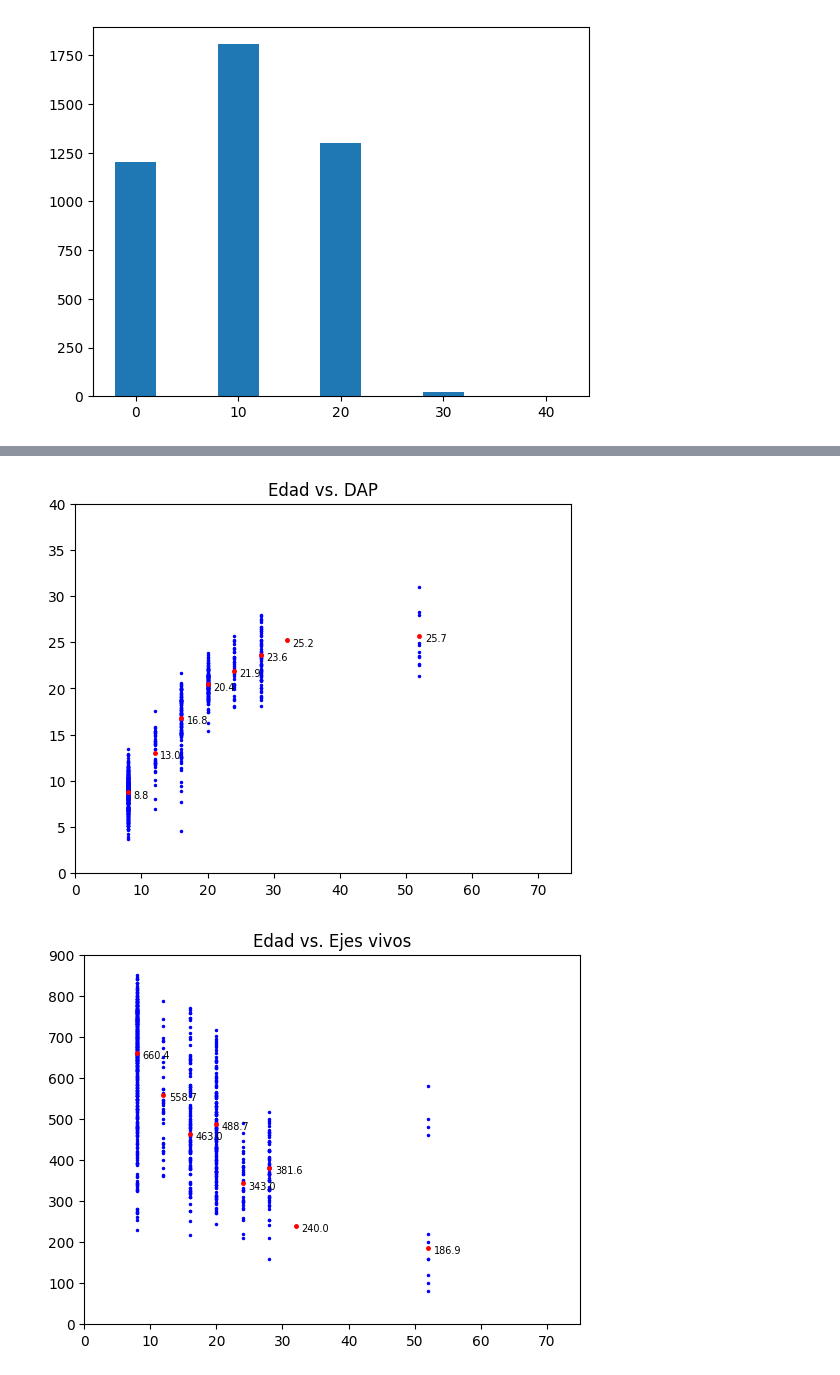
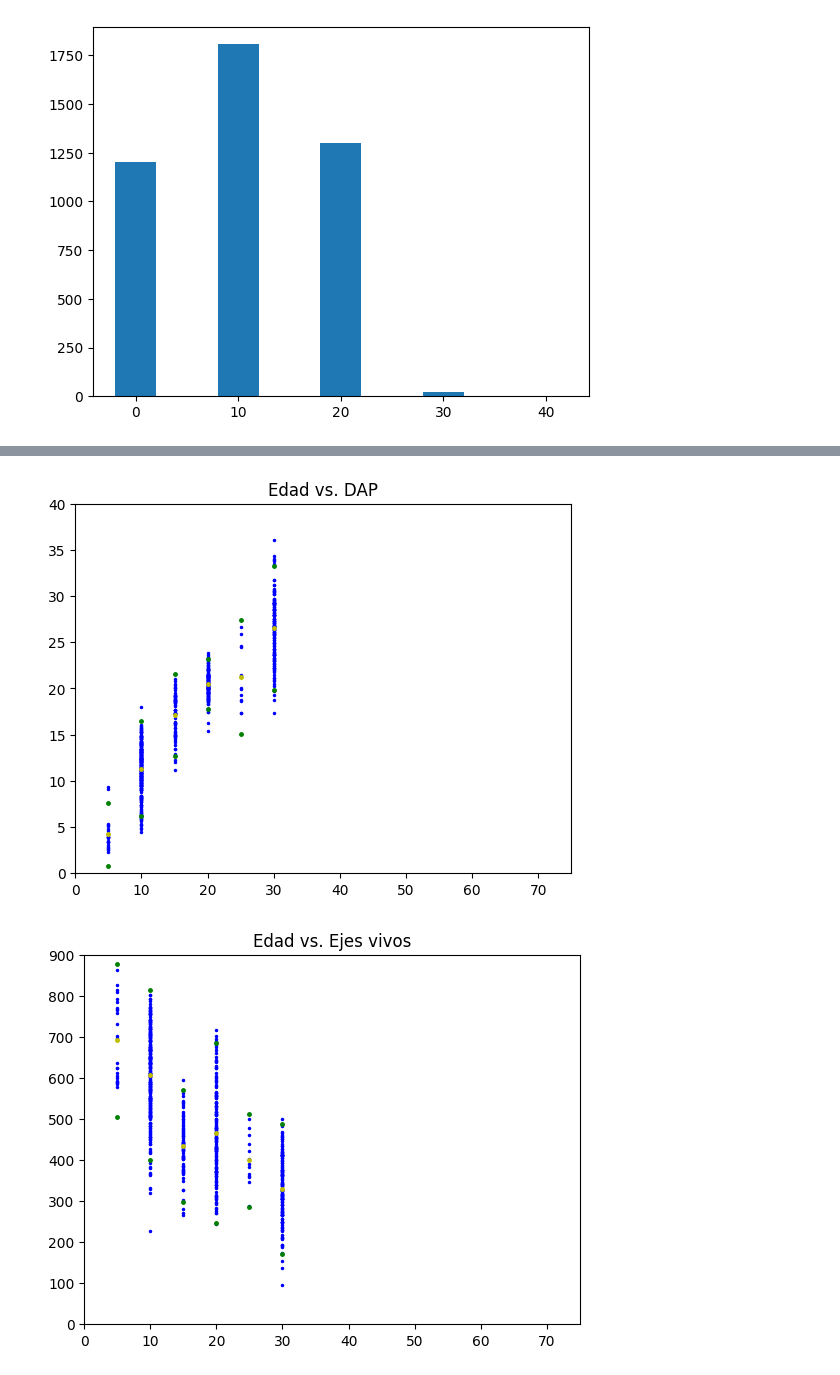
Before and after one commit to BryanCoboF/dataScienceStudy, a Jupyter notebook: graficasYAlgebra.ipynb, the cells around one changed output, grey strips where cells are left out. Cells and saved outputs as stored; diff of their text form; code cells hidden in the pictures.

```diff
--- a/graficasYAlgebra.ipynb
+++ b/graficasYAlgebra.ipynb
@@ -103,67 +80,88 @@ plt.show()
 
 def valoresInteres(edadDes, vecEdad,vecInteres, vecAreasNetas):
   #Funcion que obtiene todos los datos de las edades de interes definidas por el usuario
-  edadInteres = []
-  varInteres = []
-  areasInteres = []
+  edadInteres = np.array([])
+  varInteres = np.array([])
+  areasInteres = np.array([])
   #Obtencion de datos de interes (en la edad deseada)
   for age, _ in enumerate(vecEdad):
     if vecEdad[age] == edadDes and vecInteres[age] > 0:
-      edadInteres.append(vecEdad[age])
-      varInteres.append(vecInteres[age])
-      areasInteres.append(vecAreasNetas[age])
+      edadInteres = np.append(edadInteres, vecEdad[age])
+      varInteres = np.append(varInteres, vecInteres[age])
+      areasInteres = np.append(areasInteres, vecAreasNetas[age])
   return edadInteres, varInteres, areasInteres
 
-def graficaDispersion(edadV, diametroAP, varPond, variableAnalisis, rangos, edadD):
+def graficaDispersion(edadV, varGraficar, varPond, variableAnalisis, rangosGraf, edadD, rangoVariable):
     #Funcion que grafica la variable de interes en las edades deseadas
     # edadV - es vector que recopila todos los datos iguales a la edad de interes analizada
-    # diametroAP -  son los diametros correspondientes a esa medida seleccionada con la edad deseada
+    # varGraficar -  es la variable que se va a graficar en el eje Y
     # varPond - es el promedio ponderado calculado de solo los datos de cada edad deseada
     # variableAnalisis - es el string de la variable a graficar para el titulo
-    # rangos - son los rangos que tendran los ejes dependiendo de la variable
+    # rangos - son los rangos que tendran los ejes de la grafica dependiendo de la variable
     # edadD - es la edad deseada para graficar el punto con el ponderado de la variable
-    plt.plot(edadV,diametroAP, 'b.', markersize = 3)
-    plt.plot(edadD, varPond, 'r.', markersize = 5)
-    plt.annotate(round(varPond,1), xy=(edadD, varPond), xytext=(4,-4),textcoords='offset points', fontsize=7)
+    # rangoVariable es el rango calculado por cada edad
+    plt.plot(edadV,varGraficar, 'b.', markersize = 3)
+    #plt.plot(edadD, varPond, 'r.', markersize = 5) #Promedio ponderado
+    plt.plot(edadD, np.average(varGraficar), 'y.', markersize = 5) # Promedio Normal
+    plt.plot(edadD, np.average(varGraficar) + 2 * np.std(varGraficar), 'g.', markersize = 5) # Promedio + 2 desviacion
+    plt.plot(edadD, np.average(varGraficar) - 2 * np.std(varGraficar), 'g.', markersize = 5) # Promedio - 2 desviacion
+    #modaVarInteres = stats.mode(varGraficar)
+    #plt.plot(edadD, modaVarInteres[0], 'g*', markersize = 5)
+    #plt.annotate(round(varPond,1), xy=(edadD, varPond), xytext=(4,-4),textcoords='offset points', fontsize=5)
     plt.title("Edad vs. " + variableAnalisis)
-    plt.axis(rangos)
+    plt.axis(rangosGraf)
     #plt.show()
+
+
+def rangoVar(varInteres):
+  shapeVec = np.shape(varInteres)
+  if shapeVec[0]>0:
+    rangoRes = np.max(varInteres) - np.min(varInteres)
+    return rangoRes
+
+
 
 
 
 def ponderaVal(areaNeta, variablePond):
   #Funcion que obtiene el promedio ponderado de la variable escogida en la edad de interes
-  if sum(areaNeta)>0:
-    ponderacion = sum([area * variable for area, variable in zip(areaNeta, variablePond) if area>0 and variable>0])/sum(areaNeta)
+  if np.sum(areaNeta)>0:
+    ponderacion = np.sum([area * variable for area, variable in zip(areaNeta, variablePond) if area>0 and variable>0])/np.sum(areaNeta)
   else:
     ponderacion = 0
   return  ponderacion
 
 
 #Vector edades de interes
-edadesGrafica = [4*c for c in range(1,60)]
+
+edadesGrafica = [5*c for c in range(1,60)]
 
 
 
 variables = ["DAP", "Ejes vivos", "Altura total", "Altura Comercial"]
 for vari in variables:
   for ages in edadesGrafica: # Define los rangos de interes
     if ages in colEdad:
       if vari == "DAP":
         varX, varY, vecAreasInteres = valoresInteres(ages,colEdad, colDap, colAreaNeta)
+        rangoPorEdad = rangoVar(varY)
         rangoGraf = [0,75,0,40]
       if vari == "Altura total":
         varX, varY, vecAreasInteres = valoresInteres(ages,colEdad, colAT, colAreaNeta)
+        rangoPorEdad = rangoVar(varY)
         rangoGraf = [0,75,0,40]
       if vari == "Altura Comercial":
         varX, varY, vecAreasInteres = valoresInteres(ages,colEdad, colAC, colAreaNeta)
+        rangoPorEdad = rangoVar(varY)
         rangoGraf = [0,75,0,40]
       if vari == "Ejes vivos":
         varX, varY, vecAreasInteres = valoresInteres(ages,colEdad, colEjesVivos, colAreaNeta)
+        rangoPorEdad = rangoVar(varY)
         rangoGraf = [0,75,0,900]
+
       if len(vecAreasInteres) > 0:
-        graficaDispersion(varX, varY, ponderaVal(vecAreasInteres, varY), vari, rangoGraf,ages)
+        graficaDispersion(varX, varY, ponderaVal(vecAreasInteres, varY), vari, rangoGraf,ages,rangoPorEdad)
   plt.show()
 # %% [output]
-[figure, old version]
+[figure, new version]
-[figure, old version]
+[figure, new version]
```
Also changed, not shown: parts of 9 cells of this notebook.
